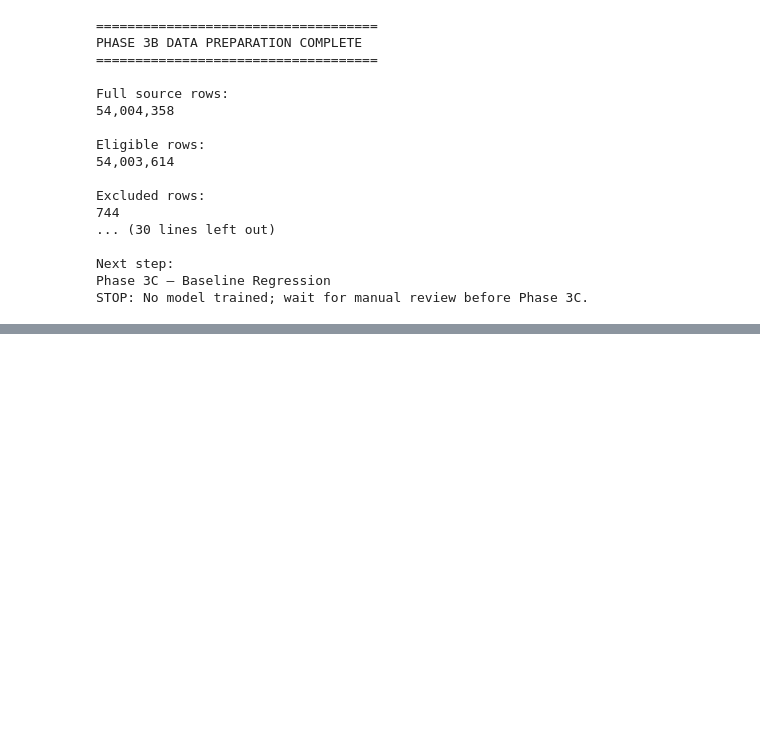
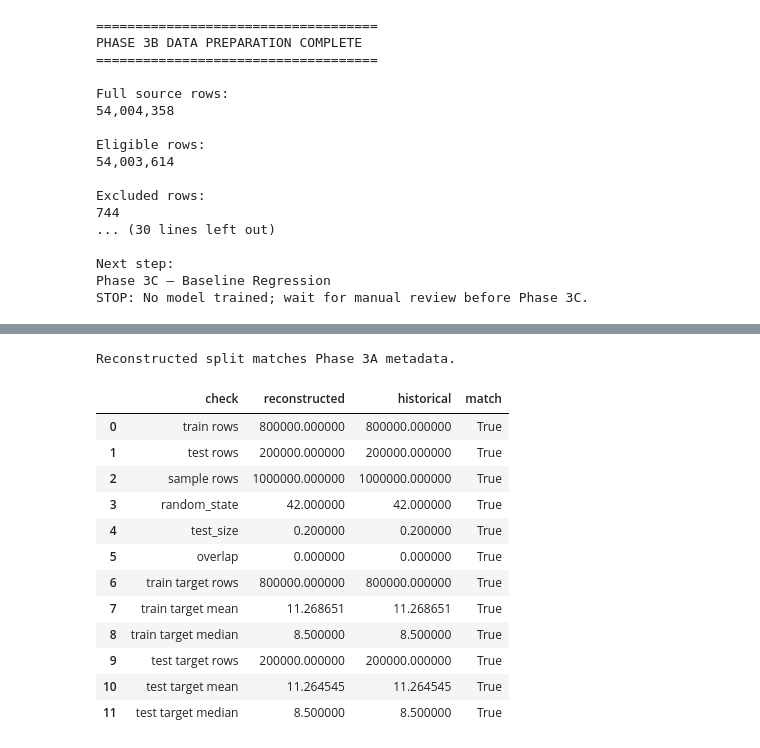
Before and after one commit to xiaochuan-hu/nyc-taxi-fare-prediction, a Jupyter notebook: notebooks/04_predictive_modeling.ipynb, the cells around one changed output, grey strips where cells are left out. Saved outputs shown, nothing was run; the diff lists cells and outputs as text; code cells hidden in the pictures; blank space fills up the shorter version.

Commit message:
Harden Phase 3 split reproducibility

```diff
--- a/notebooks/04_predictive_modeling.ipynb
+++ b/notebooks/04_predictive_modeling.ipynb
@@ -1066,0 +1191,12 @@ STOP: No model trained; wait for manual review before Phase 3C.
+# %%
+X = modeling_df[FEATURES].copy()
+y = modeling_df[TARGET].copy()
+assert X.shape == (1_000_000, 9)
+assert y.shape == (1_000_000,)
+assert TARGET not in X.columns
+assert y.name == TARGET
+assert X.index.equals(y.index)
+assert X.equals(modeling_df[FEATURES])
+assert y.equals(modeling_df[TARGET])
+print("X shape:", X.shape)
+print("y shape:", y.shape)
@@ -1066,0 +1360,50 @@ STOP: No model trained; wait for manual review before Phase 3C.
+# %%
+# Read the existing JSON structure rather than substituting rounded historical values.
+metadata_before_text = SPLIT_METADATA_PATH.read_text()
+metadata_before_hardening = json.loads(metadata_before_text)
+historical_targets = {row["split"]: row for row in metadata_before_hardening["target_summary"]}
+comparison_records = []
+
+def record_match(check, actual, expected, floating=False):
+    matches = bool(np.isclose(actual, expected, rtol=0, atol=STATISTIC_ATOL)) if floating else bool(actual == expected)
+    comparison_records.append({"check": check, "reconstructed": actual, "historical": expected, "match": matches})
+
+record_match("train rows", len(train_idx), metadata_before_hardening["train_rows"])
+record_match("test rows", len(test_idx), metadata_before_hardening["test_rows"])
+record_match("sample rows", len(modeling_df), metadata_before_hardening["modelling_sample_size"])
+record_match("random_state", FROZEN_RANDOM_STATE, metadata_before_hardening["random_state"])
+record_match("test_size", FROZEN_TEST_SIZE, metadata_before_hardening["test_size"])
+record_match("overlap", split_overlap, metadata_before_hardening["split_overlap"])
+for label, target in [("train", y_train), ("test", y_test)]:
+    record_match(f"{label} target rows", len(target), historical_targets[label]["rows"])
+    record_match(f"{label} target mean", float(target.mean()), historical_targets[label]["mean"], floating=True)
+    record_match(f"{label} target median", float(target.median()), historical_targets[label]["median"], floating=True)
+metadata_comparison = pd.DataFrame(comparison_records)
+display(metadata_comparison)
+phase3a_metadata_match = bool(metadata_comparison["match"].all())
+if not phase3a_metadata_match:
+    failures = metadata_comparison.loc[~metadata_comparison["match"]]
+    raise ValueError("Reconstruction mismatch; no persistence permitted:\n" + failures.to_string(index=False))
+assert metadata_before_hardening["features"] == FEATURES
+assert metadata_before_hardening["target"] == TARGET
+print("Reconstructed split matches Phase 3A metadata.")
+# Check all modelling arrays before persistence; no preprocessing is performed.
+for name, values in [("X", X), ("y", y), ("X_train", X_train), ("X_test", X_test), ("y_train", y_train), ("y_test", y_test)]:
+    assert not values.isna().to_numpy().any(), name
+    assert np.isfinite(values.to_numpy()).all(), name
+assert TARGET not in X_train.columns and TARGET not in X_test.columns
+# %% [output]
+Reconstructed split matches Phase 3A metadata.
+|  | check | reconstructed | historical | match |
+| 0 | train rows | 800000.000000 | 800000.000000 | True |
+| 1 | test rows | 200000.000000 | 200000.000000 | True |
+| 2 | sample rows | 1000000.000000 | 1000000.000000 | True |
+| 3 | random_state | 42.000000 | 42.000000 | True |
+| 4 | test_size | 0.200000 | 0.200000 | True |
+| 5 | overlap | 0.000000 | 0.000000 | True |
+| 6 | train target rows | 800000.000000 | 800000.000000 | True |
+| 7 | train target mean | 11.268651 | 11.268651 | True |
+| 8 | train target median | 8.500000 | 8.500000 | True |
+| 9 | test target rows | 200000.000000 | 200000.000000 | True |
+| 10 | test target mean | 11.264545 | 11.264545 | True |
+| 11 | test target median | 8.500000 | 8.500000 | True |
```
Also changed, not shown: parts of 15 cells of this notebook, 1 other file.
